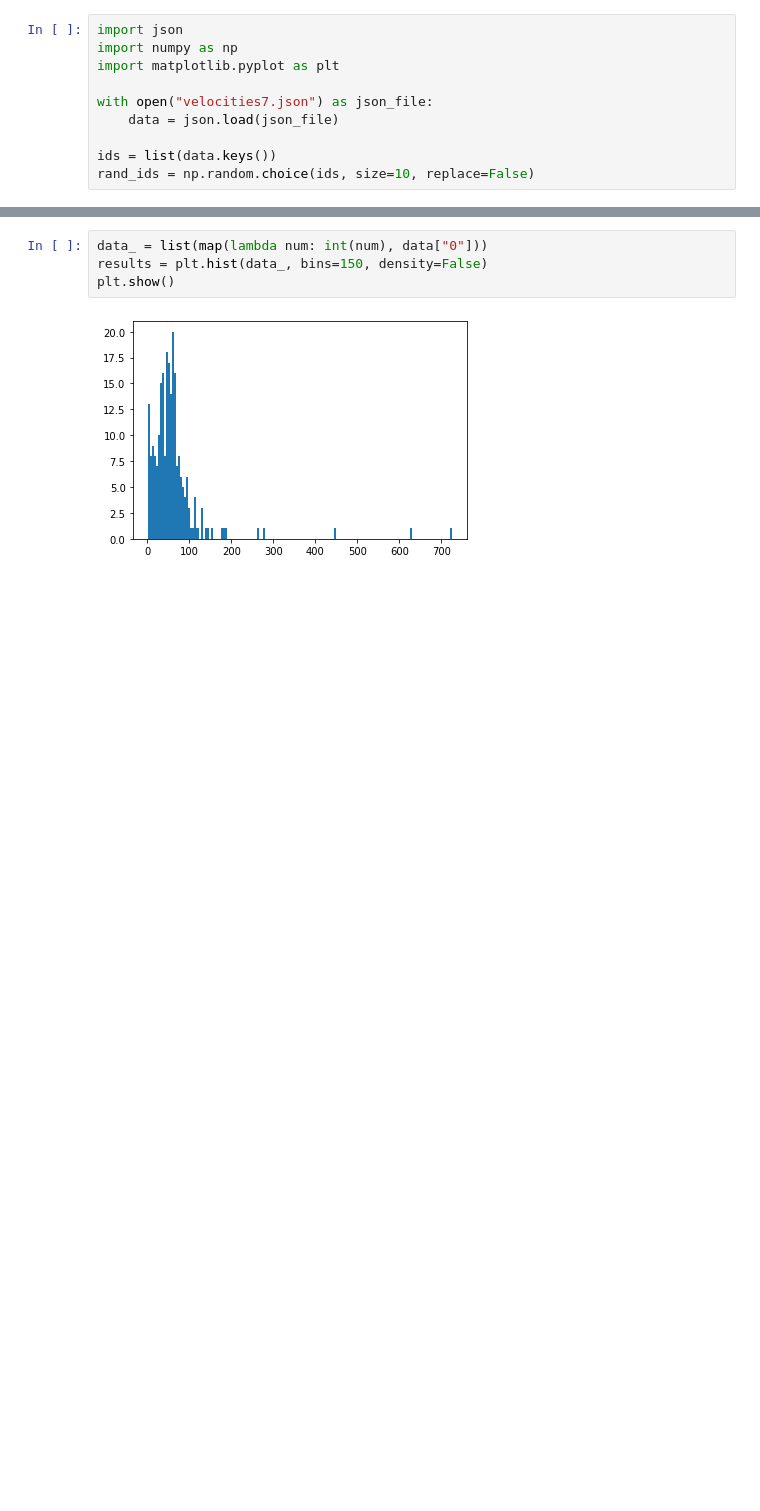
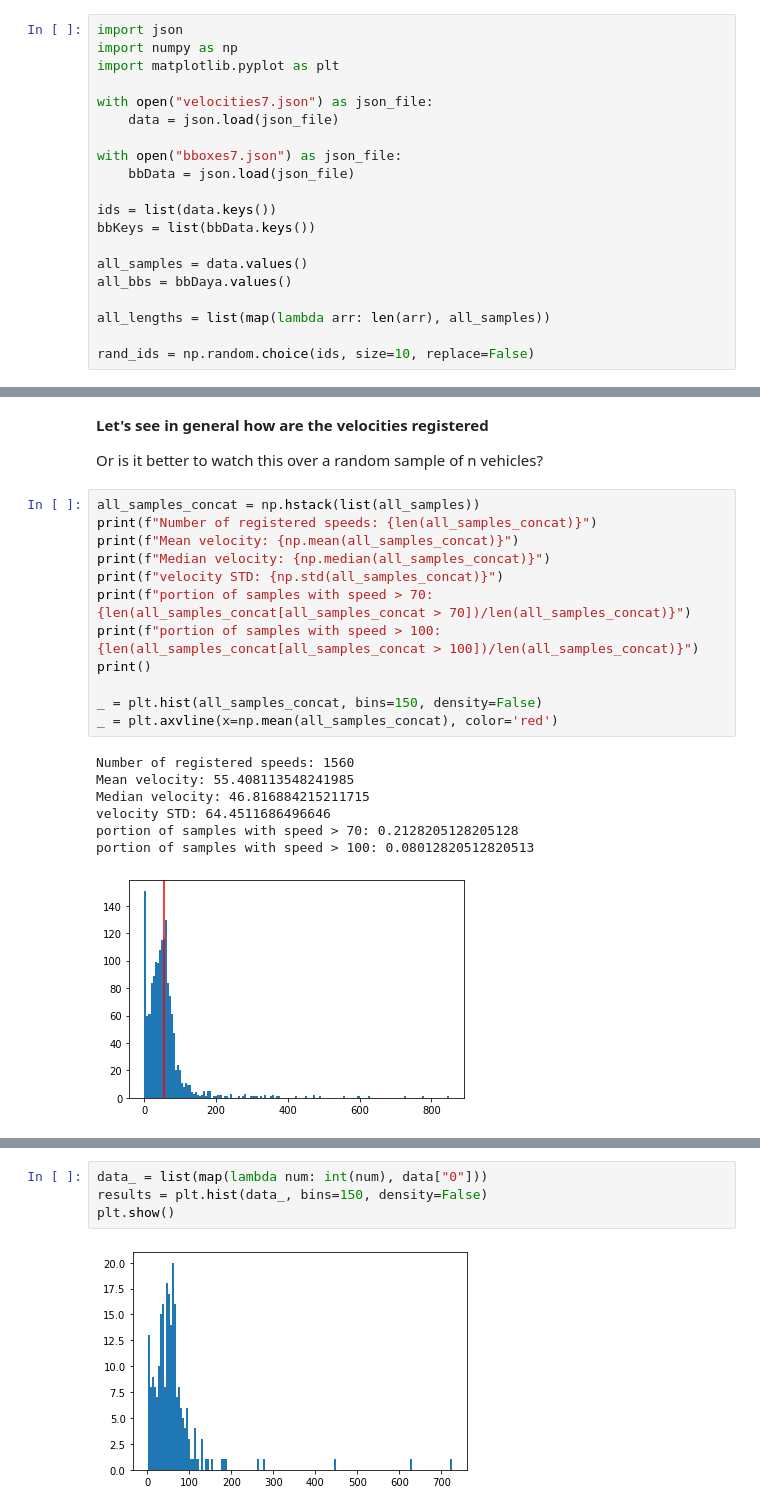
Before and after one commit to hector6298/EVOCamCal-vehicleSpeedEstimation, a Jupyter notebook: velocityHist.ipynb, the cells around one changed output, grey strips where cells are left out. Saved outputs shown, nothing was run; the diff lists cells and outputs as text; blank space fills up the shorter version.

```diff
--- a/velocityHist.ipynb
+++ b/velocityHist.ipynb
@@ -6,5 +8,15 @@ import matplotlib.pyplot as plt
 with open("velocities7.json") as json_file:
     data = json.load(json_file)
 
+with open("bboxes7.json") as json_file:
+    bbData = json.load(json_file)
+
 ids = list(data.keys())
+bbKeys = list(bbData.keys())
+
+all_samples = data.values()
+all_bbs = bbDaya.values()
+
+all_lengths = list(map(lambda arr: len(arr), all_samples))
+
 rand_ids = np.random.choice(ids, size=10, replace=False)
@@ -10,0 +41,24 @@ rand_ids = np.random.choice(ids, size=10, replace=False)
+# %% [markdown]
+**Let's see in general how are the velocities registered**
+
+Or is it better to watch this over a random sample of n vehicles?
+# %%
+all_samples_concat = np.hstack(list(all_samples))
+print(f"Number of registered speeds: {len(all_samples_concat)}")
+print(f"Mean velocity: {np.mean(all_samples_concat)}")
+print(f"Median velocity: {np.median(all_samples_concat)}")
+print(f"velocity STD: {np.std(all_samples_concat)}")
+print(f"portion of samples with speed > 70: {len(all_samples_concat[all_samples_concat > 70])/len(all_samples_concat)}")
+print(f"portion of samples with speed > 100: {len(all_samples_concat[all_samples_concat > 100])/len(all_samples_concat)}")
+print()
+
+_ = plt.hist(all_samples_concat, bins=150, density=False)
+_ = plt.axvline(x=np.mean(all_samples_concat), color='red')
+# %% [output]
+Number of registered speeds: 1560
+Mean velocity: 55.408113548241985
+Median velocity: 46.816884215211715
+velocity STD: 64.4511686496646
+portion of samples with speed > 70: 0.2128205128205128
+portion of samples with speed > 100: 0.08012820512820513
+[figure, added]
```
Also changed, not shown: parts of 24 cells of this notebook, 22 other files.
